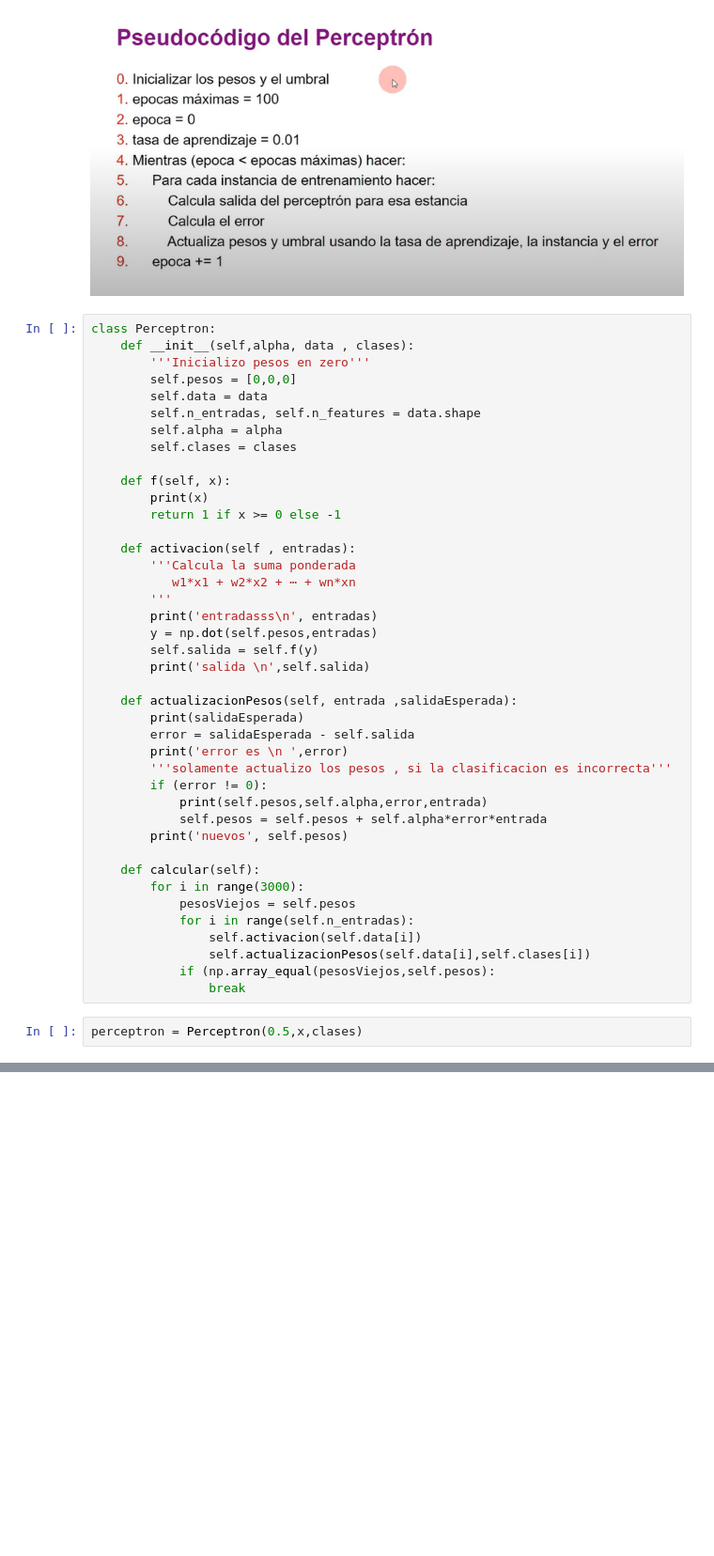
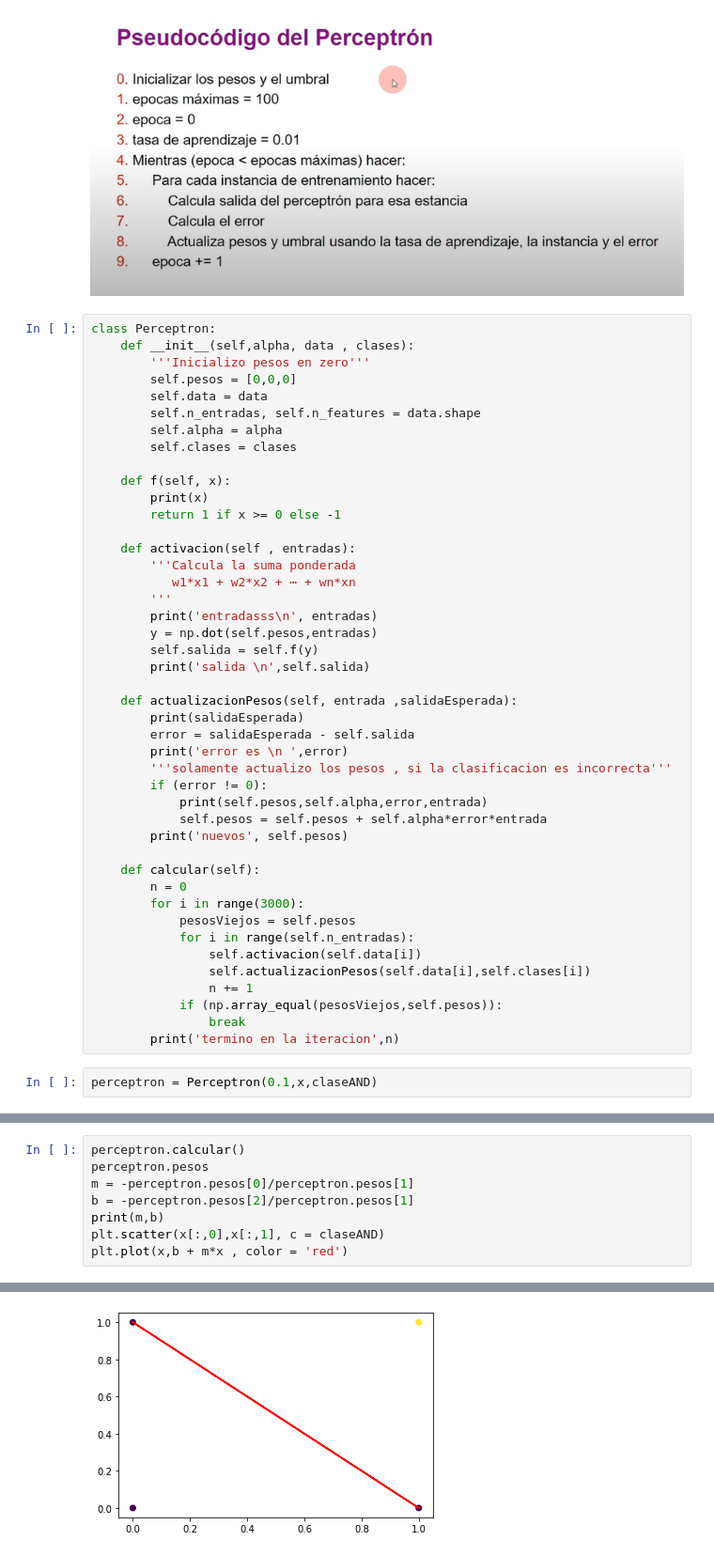
Before and after one commit to TomasMatarazzo/IA-Facultad, a Jupyter notebook: codigo/RedesNeuronales/Perceptron.ipynb, the cells around one changed output, grey strips where cells are left out. Shown at 94% size. Saved outputs shown, nothing was run; the diff lists cells and outputs as text; blank space fills up the shorter version.

Commit message:
Fin perceptron

```diff
--- a/codigo/RedesNeuronales/Perceptron.ipynb
+++ b/codigo/RedesNeuronales/Perceptron.ipynb
@@ -72,12 +74,15 @@ class Perceptron:
         print('nuevos', self.pesos)
 
     def calcular(self):
+        n = 0
         for i in range(3000):
             pesosViejos = self.pesos
             for i in range(self.n_entradas):
                 self.activacion(self.data[i])
                 self.actualizacionPesos(self.data[i],self.clases[i])
-            if (np.array_equal(pesosViejos,self.pesos):
+                n += 1
+            if (np.array_equal(pesosViejos,self.pesos)):
                 break
+        print('termino en la iteracion',n)
 # %%
-perceptron = Perceptron(0.5,x,clases)
+perceptron = Perceptron(0.1,x,claseAND)
@@ -104,0 +89,9 @@ ValueError: The truth value of an array with more than one element is ambiguous.
+# %%
+perceptron.calcular()
+perceptron.pesos
+m = -perceptron.pesos[0]/perceptron.pesos[1]
+b = -perceptron.pesos[2]/perceptron.pesos[1]
+print(m,b)
+plt.scatter(x[:,0],x[:,1], c = claseAND)
+plt.plot(x,b + m*x , color = 'red')
+# %% [output]
@@ -104,0 +118 @@ ValueError: The truth value of an array with more than one element is ambiguous.
+[figure, added]
```
Also changed, not shown: parts of 3 cells of this notebook.
